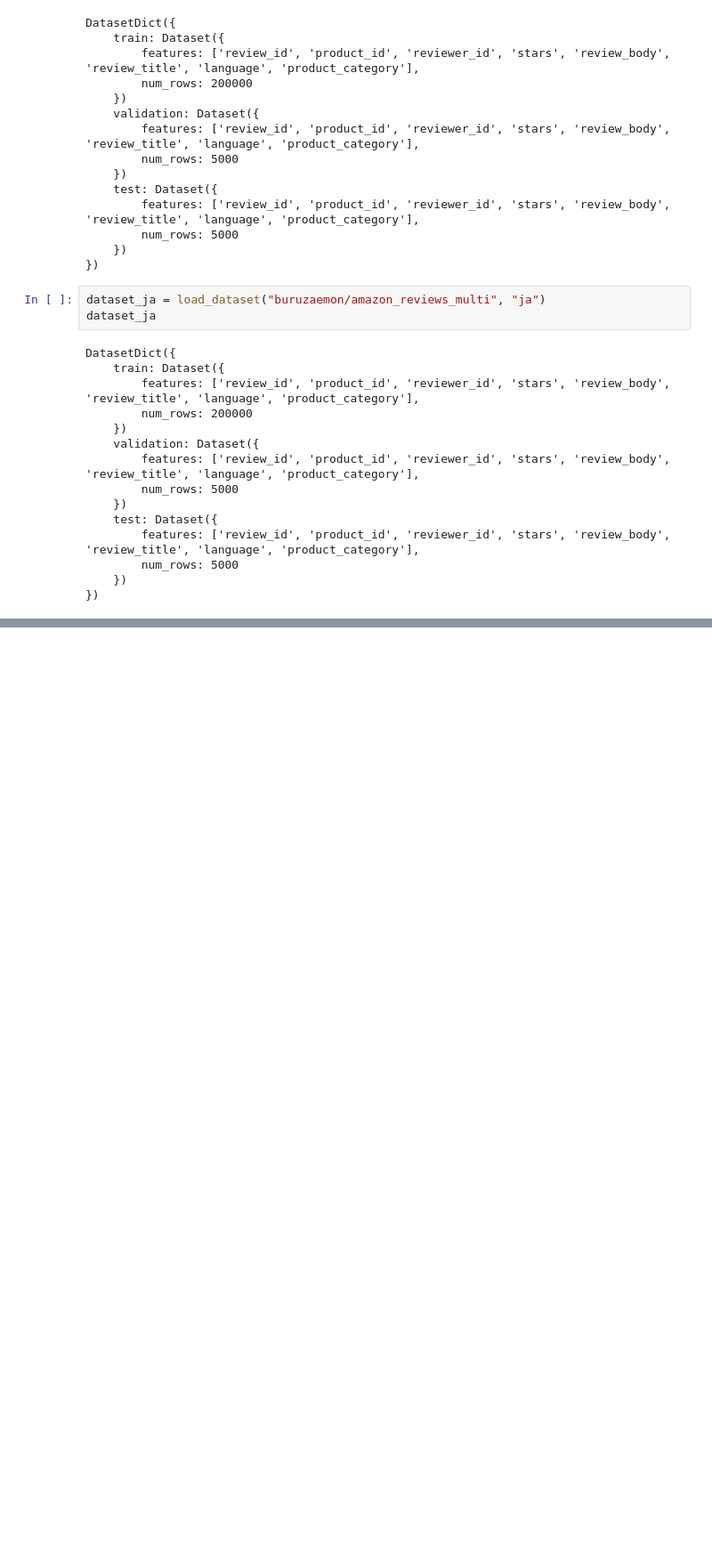
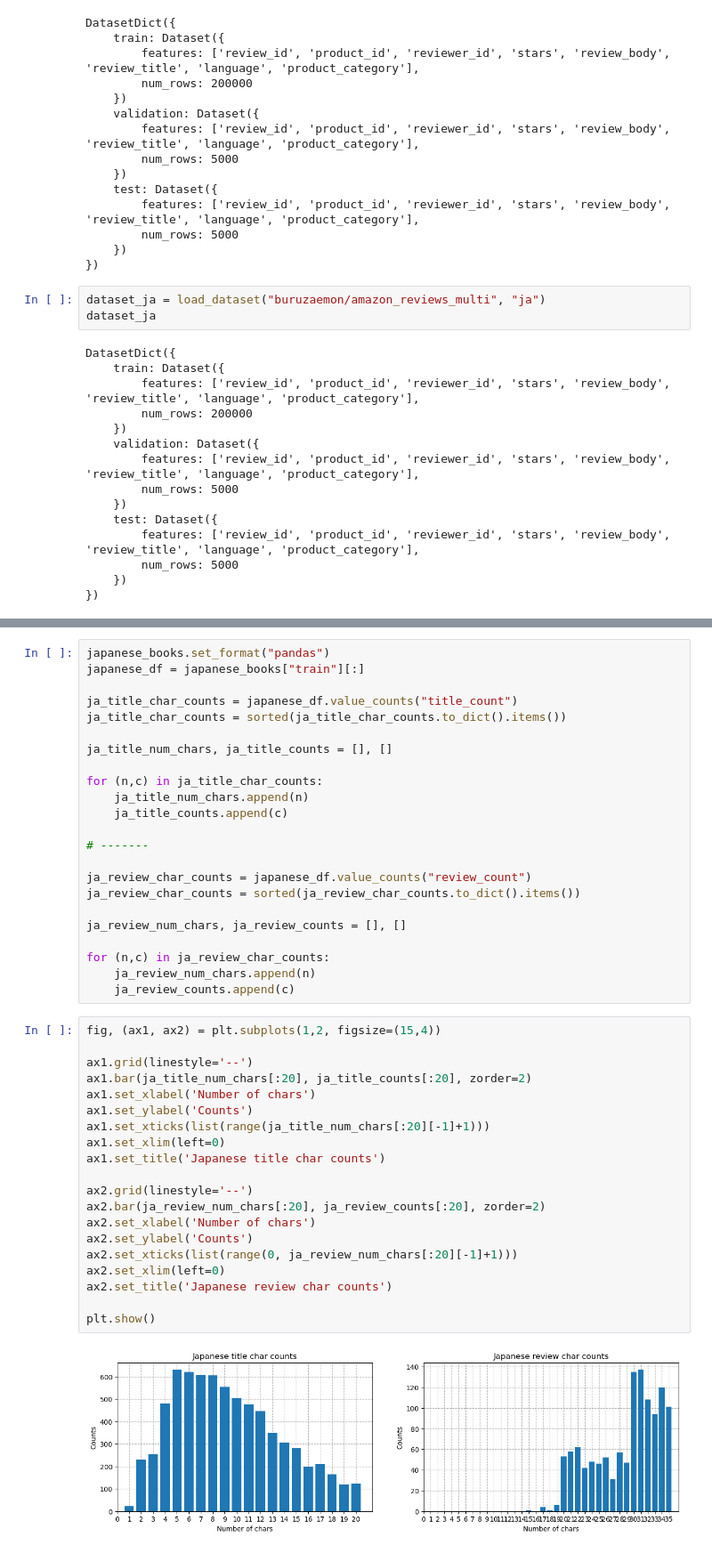
Before and after one commit to buruzaemon/hf-nlp-course, a Jupyter notebook: HF_NLP_Ch7_4_summarization.ipynb, the cells around one changed output, grey strips where cells are left out. Shown: that part at 89% size. Cells and saved outputs as stored; diff of their text form; blank space fills up the shorter version.

```diff
--- a/HF_NLP_Ch7_4_summarization.ipynb
+++ b/HF_NLP_Ch7_4_summarization.ipynb
@@ -66,0 +260,45 @@ DatasetDict({
+# %%
+japanese_books.set_format("pandas")
+japanese_df = japanese_books["train"][:]
+
+ja_title_char_counts = japanese_df.value_counts("title_count")
+ja_title_char_counts = sorted(ja_title_char_counts.to_dict().items())
+
+ja_title_num_chars, ja_title_counts = [], []
+
+for (n,c) in ja_title_char_counts:
+    ja_title_num_chars.append(n)
+    ja_title_counts.append(c)
+
+# -------
+
+ja_review_char_counts = japanese_df.value_counts("review_count")
+ja_review_char_counts = sorted(ja_review_char_counts.to_dict().items())
+
+ja_review_num_chars, ja_review_counts = [], []
+
+for (n,c) in ja_review_char_counts:
+    ja_review_num_chars.append(n)
+    ja_review_counts.append(c)
+# %%
+fig, (ax1, ax2) = plt.subplots(1,2, figsize=(15,4))
+
+ax1.grid(linestyle='--')
+ax1.bar(ja_title_num_chars[:20], ja_title_counts[:20], zorder=2)
+ax1.set_xlabel('Number of chars')
+ax1.set_ylabel('Counts')
+ax1.set_xticks(list(range(ja_title_num_chars[:20][-1]+1)))
+ax1.set_xlim(left=0)
+ax1.set_title('Japanese title char counts')
+
+ax2.grid(linestyle='--')
+ax2.bar(ja_review_num_chars[:20], ja_review_counts[:20], zorder=2)
+ax2.set_xlabel('Number of chars')
+ax2.set_ylabel('Counts')
+ax2.set_xticks(list(range(0, ja_review_num_chars[:20][-1]+1)))
+ax2.set_xlim(left=0)
+ax2.set_title('Japanese review char counts')
+
+plt.show()
+# %% [output]
+[figure, added]
```
Also changed, not shown: parts of 27 cells of this notebook, 2 other files.
